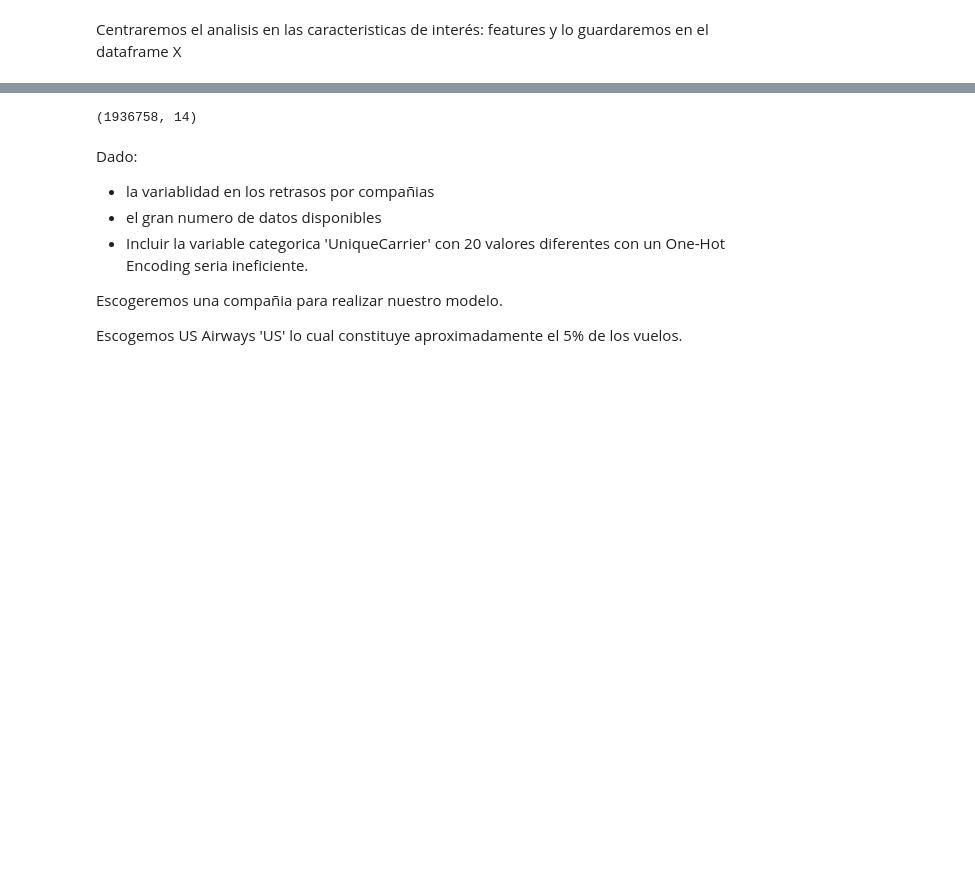
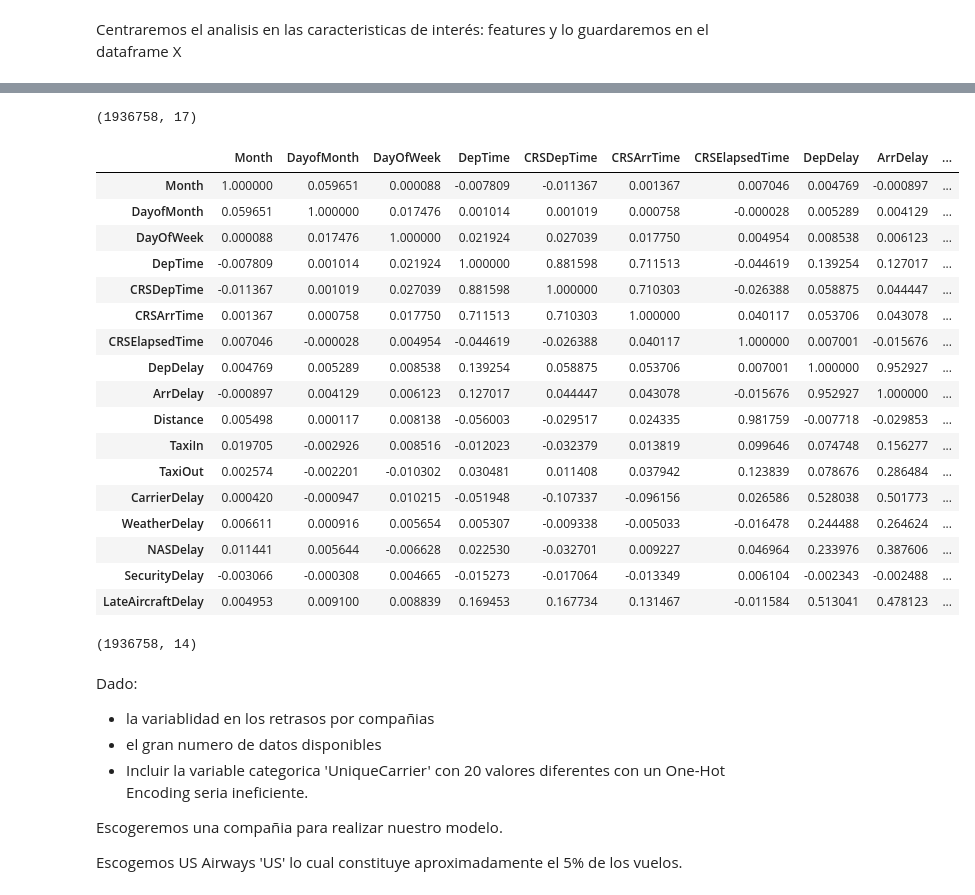
Before and after one commit to SergioCarreter/Supervisat_Regressio, a Jupyter notebook: Supervisat_Regressio3.ipynb, the cells around one changed output, grey strips where cells are left out. Drawn from its saved outputs; the diff is of its cells as text; code cells hidden in the pictures; blank space fills up the shorter version.

```diff
--- a/Supervisat_Regressio3.ipynb
+++ b/Supervisat_Regressio3.ipynb
@@ -21,5 +31,8 @@ df =pd.read_csv(data_path_file)
 # %% [markdown]
 Centraremos el analisis en las caracteristicas de interés: features y lo guardaremos en el dataframe X
+# %%
+feat0=[ 'Month', 'DayofMonth', 'DayOfWeek', 'DepTime','CRSDepTime', 'CRSArrTime', 'CRSElapsedTime','DepDelay', 'ArrDelay',
+       'Distance','TaxiIn', 'TaxiOut','CarrierDelay','WeatherDelay', 'NASDelay', 'SecurityDelay', 'LateAircraftDelay']
 # %%
 features=[ 'DayOfWeek', 'DepTime', 'CRSDepTime', 'ArrTime', 'CRSArrTime', 'ActualElapsedTime',
           'CRSElapsedTime', 'AirTime', 'ArrDelay','DepDelay', 'Distance', 'Cancelled', 'Diverted', 'UniqueCarrier']
@@ -28,3 +58,30 @@ X= df[features]
+# %%
+X0=df[feat0]
+# %%
+X0.shape
+# %% [output]
+(1936758, 17)
+# %%
+X0.corr()
+# %% [output]
+|  | Month | DayofMonth | DayOfWeek | DepTime | CRSDepTime | CRSArrTime | CRSElapsedTime | DepDelay | ArrDelay | ... |
+| Month | 1.000000 | 0.059651 | 0.000088 | -0.007809 | -0.011367 | 0.001367 | 0.007046 | 0.004769 | -0.000897 | ... |
+| DayofMonth | 0.059651 | 1.000000 | 0.017476 | 0.001014 | 0.001019 | 0.000758 | -0.000028 | 0.005289 | 0.004129 | ... |
+| DayOfWeek | 0.000088 | 0.017476 | 1.000000 | 0.021924 | 0.027039 | 0.017750 | 0.004954 | 0.008538 | 0.006123 | ... |
+| DepTime | -0.007809 | 0.001014 | 0.021924 | 1.000000 | 0.881598 | 0.711513 | -0.044619 | 0.139254 | 0.127017 | ... |
+| CRSDepTime | -0.011367 | 0.001019 | 0.027039 | 0.881598 | 1.000000 | 0.710303 | -0.026388 | 0.058875 | 0.044447 | ... |
+| CRSArrTime | 0.001367 | 0.000758 | 0.017750 | 0.711513 | 0.710303 | 1.000000 | 0.040117 | 0.053706 | 0.043078 | ... |
+| CRSElapsedTime | 0.007046 | -0.000028 | 0.004954 | -0.044619 | -0.026388 | 0.040117 | 1.000000 | 0.007001 | -0.015676 | ... |
+| DepDelay | 0.004769 | 0.005289 | 0.008538 | 0.139254 | 0.058875 | 0.053706 | 0.007001 | 1.000000 | 0.952927 | ... |
+| ArrDelay | -0.000897 | 0.004129 | 0.006123 | 0.127017 | 0.044447 | 0.043078 | -0.015676 | 0.952927 | 1.000000 | ... |
+| Distance | 0.005498 | 0.000117 | 0.008138 | -0.056003 | -0.029517 | 0.024335 | 0.981759 | -0.007718 | -0.029853 | ... |
+| TaxiIn | 0.019705 | -0.002926 | 0.008516 | -0.012023 | -0.032379 | 0.013819 | 0.099646 | 0.074748 | 0.156277 | ... |
+| TaxiOut | 0.002574 | -0.002201 | -0.010302 | 0.030481 | 0.011408 | 0.037942 | 0.123839 | 0.078676 | 0.286484 | ... |
+| CarrierDelay | 0.000420 | -0.000947 | 0.010215 | -0.051948 | -0.107337 | -0.096156 | 0.026586 | 0.528038 | 0.501773 | ... |
+| WeatherDelay | 0.006611 | 0.000916 | 0.005654 | 0.005307 | -0.009338 | -0.005033 | -0.016478 | 0.244488 | 0.264624 | ... |
+| NASDelay | 0.011441 | 0.005644 | -0.006628 | 0.022530 | -0.032701 | 0.009227 | 0.046964 | 0.233976 | 0.387606 | ... |
+| SecurityDelay | -0.003066 | -0.000308 | 0.004665 | -0.015273 | -0.017064 | -0.013349 | 0.006104 | -0.002343 | -0.002488 | ... |
+| LateAircraftDelay | 0.004953 | 0.009100 | 0.008839 | 0.169453 | 0.167734 | 0.131467 | -0.011584 | 0.513041 | 0.478123 | ... |
 # %%
 X.shape
 # %% [output]
```
Also changed, not shown: parts of 5 cells of this notebook.
